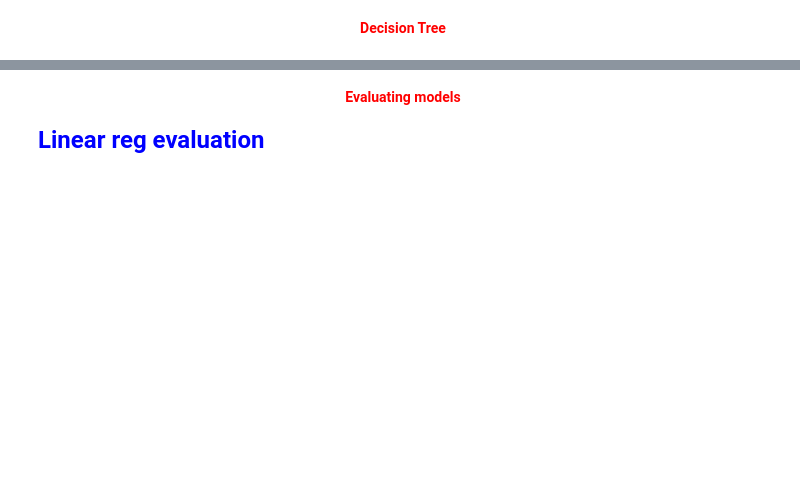
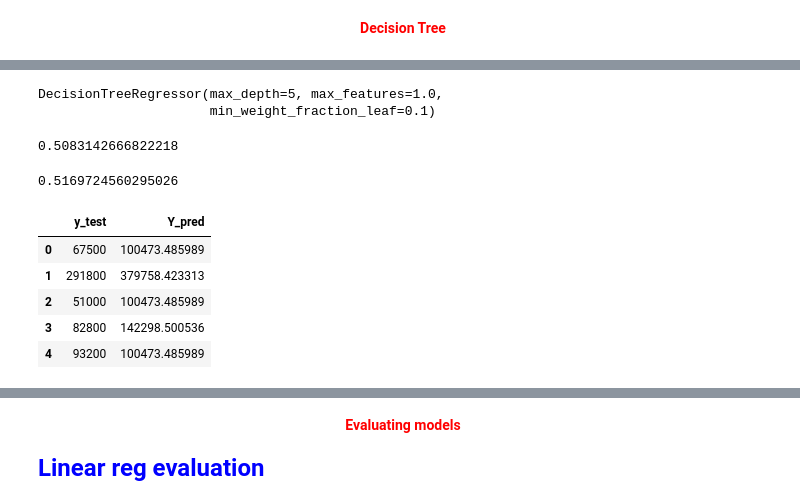
Before and after one commit to sangnguyen02/ML_FinalReport, a Jupyter notebook: FinalProject.ipynb, the cells around one changed output, grey strips where cells are left out. Drawn from its saved outputs; the diff is of its cells as text; code cells hidden in the pictures; blank space fills up the shorter version.

```diff
--- a/FinalProject.ipynb
+++ b/FinalProject.ipynb
@@ -614,0 +638,17 @@ plt.legend(["Actually","predicted"])
+# %%
+from sklearn.tree import DecisionTreeRegressor
+best_dtree = DecisionTreeRegressor(max_depth=5, max_features=1.0,
+                      min_weight_fraction_leaf=0.1)
+
+best_dtree.fit(x_train, y_train)
+# %% [output]
+DecisionTreeRegressor(max_depth=5, max_features=1.0,
+                      min_weight_fraction_leaf=0.1)
+# %%
+best_dtree.score(x_train, y_train)
+# %% [output]
+0.5083142666822218
+# %%
+best_dtree.score(x_test, y_test)
+# %% [output]
+0.5169724560295026
@@ -614,0 +659,9 @@ plt.legend(["Actually","predicted"])
+# %%
+df_5.head()
+# %% [output]
+|  | y_test | Y_pred |
+| 0 | 67500 | 100473.485989 |
+| 1 | 291800 | 379758.423313 |
+| 2 | 51000 | 100473.485989 |
+| 3 | 82800 | 142298.500536 |
+| 4 | 93200 | 100473.485989 |
```
Also changed, not shown: parts of 63 cells of this notebook.
